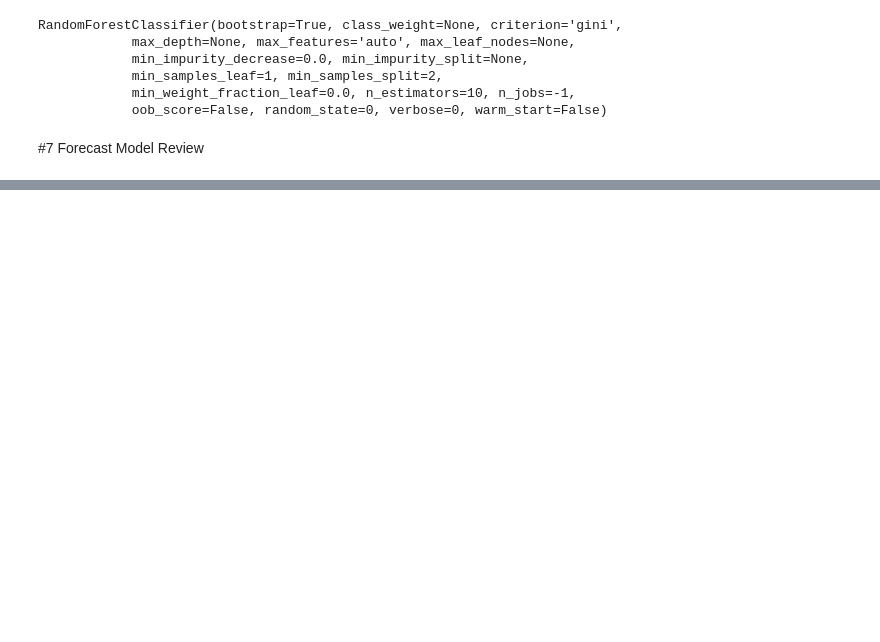
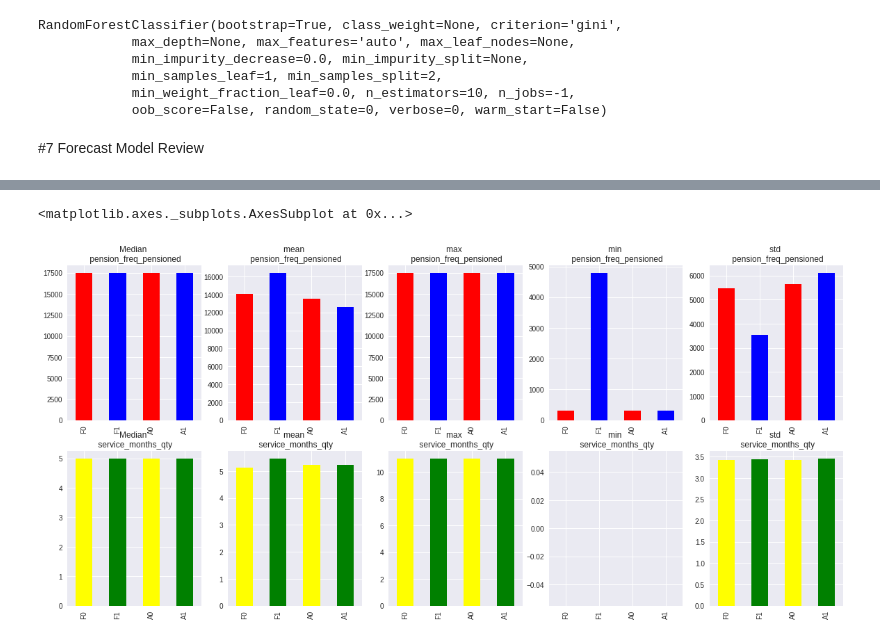
Before and after one commit to akaicomet/NJOITOpenDataCenter, a Jupyter notebook: NJOITOpenDataCenter_Pension_Record_ModelEaluating.ipynb, the cells around one changed output, grey strips where cells are left out. Cells and saved outputs as stored; diff of their text form; code cells hidden in the pictures; blank space fills up the shorter version.

```diff
--- a/NJOITOpenDataCenter_Pension_Record_ModelEaluating.ipynb
+++ b/NJOITOpenDataCenter_Pension_Record_ModelEaluating.ipynb
@@ -226,0 +399,16 @@ df_describe.loc['all_employers_salary_amt',('50%')].plot(ax=axes[0, 0], legend=F
+# %%
+fig, axes = plt.subplots(nrows=2, ncols=5, figsize=(20, 9))
+df_describe.loc['pension_freq_pensioned',('50%')].plot(ax=axes[0, 0],title='Median \n pension_freq_pensioned',color=["red","blue","red","blue"], legend=False, kind='bar')
+df_describe.loc['pension_freq_pensioned',('mean')].plot(ax=axes[0, 1],title='mean \n pension_freq_pensioned',color=["red","blue","red","blue"], legend=False, kind='bar')
+df_describe.loc['pension_freq_pensioned',('max')].plot(ax=axes[0, 2],title='max \n pension_freq_pensioned',color=["red","blue","red","blue"], legend=False, kind='bar')
+df_describe.loc['pension_freq_pensioned',('min')].plot(ax=axes[0, 3],title='min \n pension_freq_pensioned',color=["red","blue","red","blue"], legend=False, kind='bar')
+df_describe.loc['pension_freq_pensioned',('std')].plot(ax=axes[0, 4],title='std \n pension_freq_pensioned',color=["red","blue","red","blue"], legend=False, kind='bar')
+
+df_describe.loc['service_months_qty',('50%')].plot(ax=axes[1, 0],title='Median \n service_months_qty',color=["yellow","green","yellow","green"], legend=False, kind='bar')
+df_describe.loc['service_months_qty',('mean')].plot(ax=axes[1, 1],title='mean \n service_months_qty',color=["yellow","green","yellow","green"], legend=False, kind='bar')
+df_describe.loc['service_months_qty',('max')].plot(ax=axes[1, 2],title='max \n service_months_qty',color=["yellow","green","yellow","green"], legend=False, kind='bar')
+df_describe.loc['service_months_qty',('min')].plot(ax=axes[1, 3],title='min \n service_months_qty',color=["yellow","green","yellow","green"], legend=False, kind='bar')
+df_describe.loc['service_months_qty',('std')].plot(ax=axes[1, 4],title='std \n service_months_qty',color=["yellow","green","yellow","green"], legend=False, kind='bar')
+# %% [output]
+<matplotlib.axes._subplots.AxesSubplot at 0x...>
+[figure, added]
```
Also changed, not shown: parts of 24 cells of this notebook.
